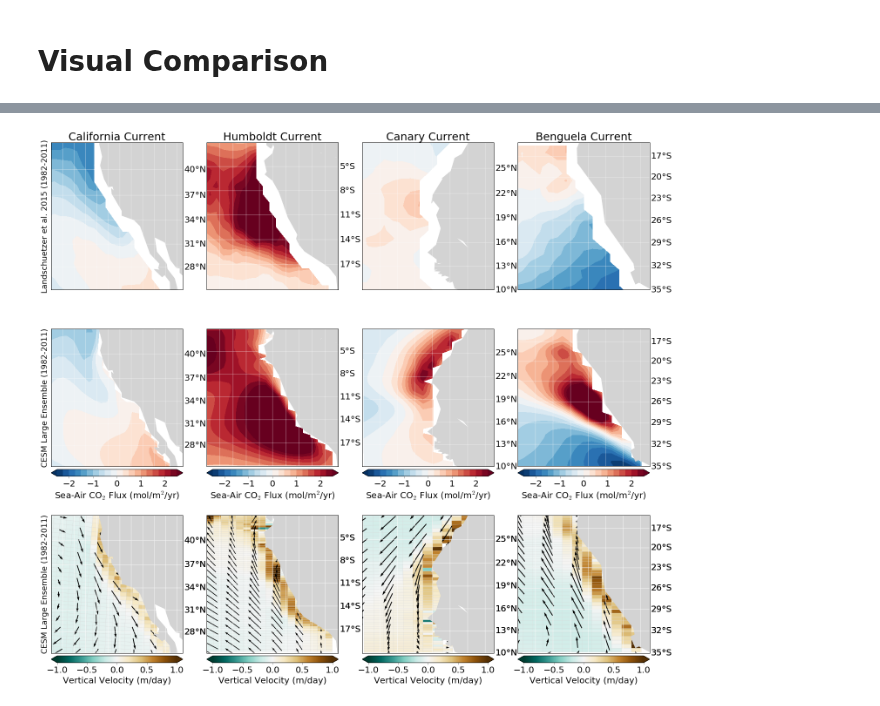
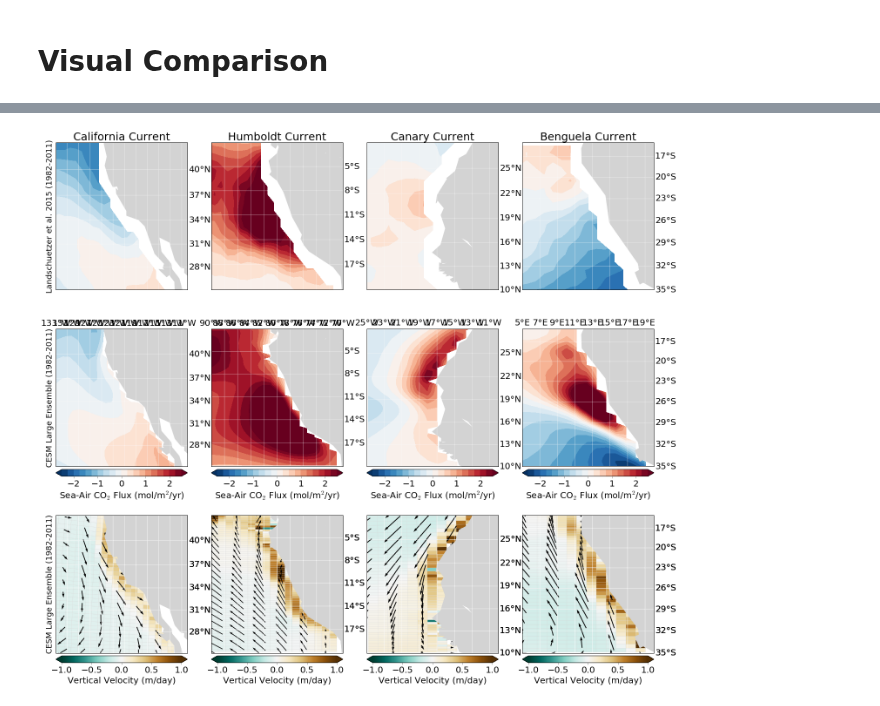
Before and after one commit to bradyrx/EBUS_BGC_Variability, a Jupyter notebook: notebooks/Visualization/model-evaluation.ipynb, the cells around one changed output, grey strips where cells are left out. Saved outputs shown, nothing was run; the diff lists cells and outputs as text; code cells hidden in the pictures.

Commit message:
model eval

```diff
--- a/notebooks/Visualization/model-evaluation.ipynb
+++ b/notebooks/Visualization/model-evaluation.ipynb
@@ -228,7 +228,7 @@ Storing values in DataFrame...
 # %% [markdown]
 # Visual Comparison
 # %%
-def setup_map(ax, lat1, lat2, lon1, lon2):
+def setup_map(ax, lat1, lat2, lon1, lon2, lonlabel=False):
     m = Basemap(projection='merc',
                 lat_0=(lat1+lat2)/2,
                 lon_0=(lon1+lon2)/2,
@@ -249,7 +249,7 @@ def setup_map(ax, lat1, lat2, lon1, lon2):
                    labels=[False,True,False,False], size=20,
                    color='w')
     m.drawmeridians(np.arange(lon1, lon2+1, 2),
-                   labels=[False, False, False, False], size=20,
+                   labels=[False, False, lonlabel, False], size=20,
                    color='w')
     return m
 # %%
@@ -290,7 +290,10 @@ def map_upwelling_clim(ax, EBU, typ):
     lat1,lat2,lon1,lon2 = visual_bounds(EBU)
     if typ == 'model' and EBU != 'BenCS':
         lon1 = 360 + lon1; lon2 = 360 + lon2;
-    m = setup_map(ax, lat1, lat2, lon1, lon2)
+    if typ == 'obs':
+        m = setup_map(ax, lat1, lat2, lon1, lon2)
+    elif typ == 'model':
+        m = setup_map(ax, lat1, lat2, lon1, lon2, lonlabel=True)
     m.contourf(lon, lat, data, np.linspace(-2.5, 2.5, num=21, endpoint=True),
                latlon=True, cmap="RdBu_r", extend="both")
     return m
@@ -328,7 +331,3 @@ def map_vector_winds(ax, EBU, num=3):
     Q = m.quiver(lon[::num,::num], lat[::num,::num], uNew[::num,::num], vNew[::num,::num],
                  latlon=True, pivot='mid', scale=1200, scale_units='inches')
     return m
-# %%
-fig = plt.figure(figsize=(6,6))
-ax = fig.add_subplot(111)
-Q = map_vector_winds(ax, 'CalCS')
@@ -347,32 +344,33 @@ for idx in EBUS:
     # Landscheutzer Climatology (Top)
     ax = fig.add_subplot(3, 4, counter_top)
     m = map_upwelling_clim(ax, idx, 'obs')
     if counter_top == 1:
         plt.ylabel('Landschuetzer et al. 2015 (1982-2011)', size=18)
     plt.title(names[counter_top-1], size=25)
     counter_top += 1
     # CESM-LENS Climatology (Middle)
     ax = fig.add_subplot(3, 4, counter_mid)
     m = map_upwelling_clim(ax, idx, 'model')
     if counter_mid == 5:
         plt.ylabel('CESM Large Ensemble (1982-2011)', size=18)
     cbar = m.colorbar(location="bottom")
     cbar.set_ticks(np.arange(-2, 2.1, 1))
     cbar.ax.tick_params(labelsize=20, direction='out')
     cbar.set_label('Sea-Air CO$_{2}$ Flux (mol/m$^{2}$/yr)', size=20)
     counter_mid +=1
     # Mean State Upwelling (Bottom)
     ax = fig.add_subplot(3, 4, counter_bottom)
     m = map_vertical_velocity(ax, idx)
     if counter_bottom == 9:
         plt.ylabel('CESM Large Ensemble (1982-2011)', size=18)
     Q = map_vector_winds(ax, idx)
     cbar = m.colorbar(location='bottom', extend='both')
     cbar.set_ticks(np.arange(-1, 1.1, 0.5))
     cbar.ax.tick_params(labelsize=20, direction='out')
     cbar.set_label('Vertical Velocity (m/day)', size=20)
     counter_bottom += 1
 fig.tight_layout()
-plt.savefig('landschuetzer-model-climatological-comparison-withUpwellingWinds.png', bbox_inches='tight', pad_inches=2)
+plt.savefig('landschuetzer-model-climatological-comparison-withUpwellingWinds-andLon.eps', transparent=True, format='eps',
+            bbox_inches='tight', pad_inches=1, dpi=1000)
 # %% [output]
-[figure, old version]
+[figure, new version]
```
Also changed, not shown: parts of 1 cell of this notebook, 9 other files.
